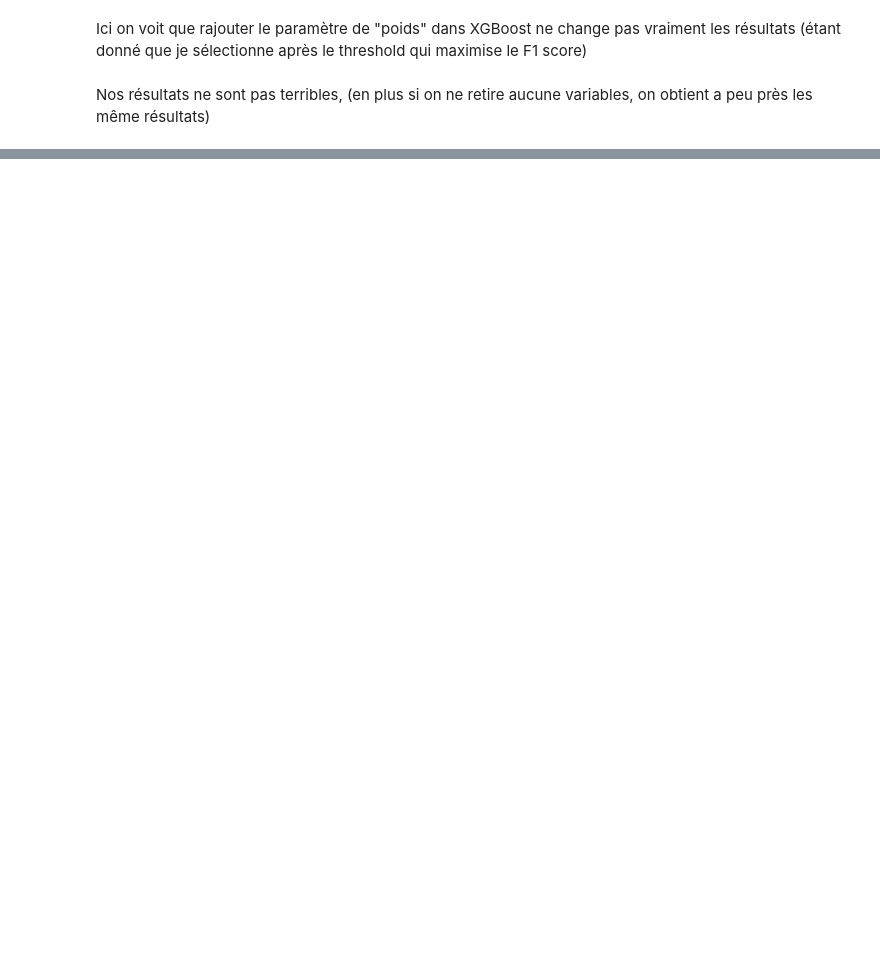
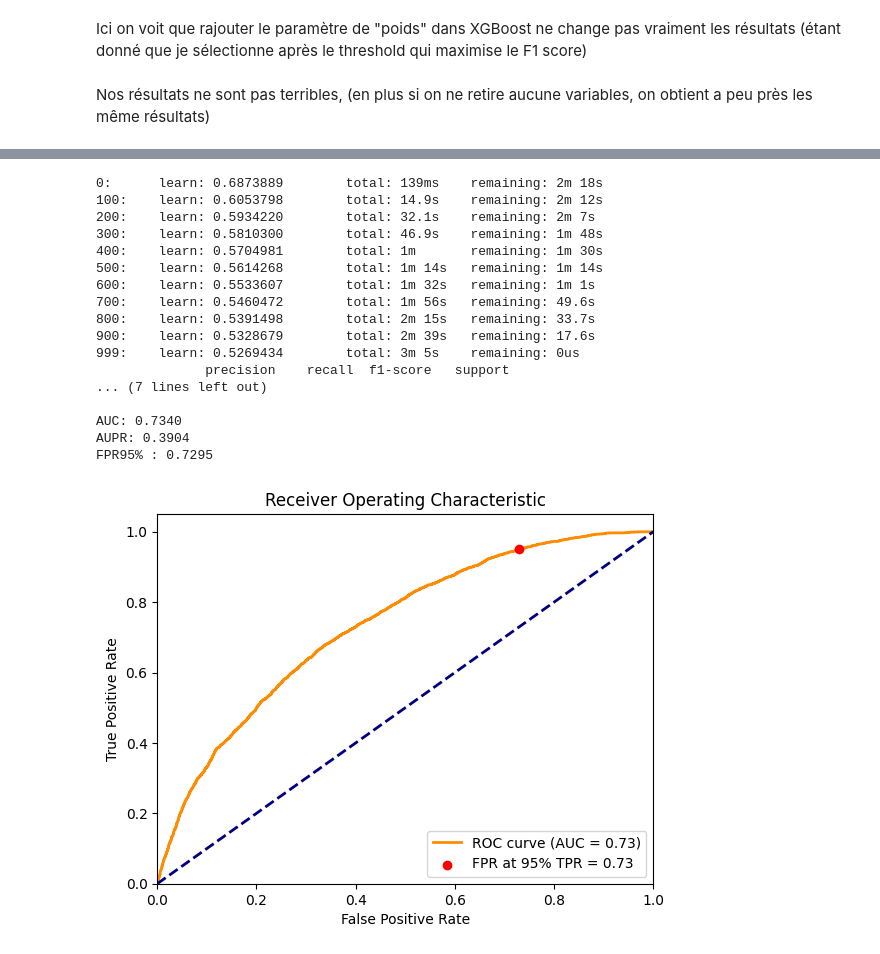
Before and after one commit to QMoayedpour/SGProject, a Jupyter notebook: ntbk/main.ipynb, the cells around one changed output, grey strips where cells are left out. Drawn from its saved outputs; the diff is of its cells as text; code cells hidden in the pictures; blank space fills up the shorter version.

```diff
--- a/ntbk/main.ipynb
+++ b/ntbk/main.ipynb
@@ -314,9 +332,0 @@ from autogluon.tabular  import TabularDataset, TabularPredictor
-# %%
-dft = df.copy()
-for col in types[0]:
-    dft[col] = dft[col].fillna(0)
-for col in types[2]:
-    dft[col] = dft[col].fillna(df[col].median())
-
-for col in types[3]:
-    dft[col] = dft[col].fillna(df[col].median())
@@ -379,0 +333,61 @@ KeyboardInterrupt:
+# %%
+from catboost import CatBoostClassifier
+
+dft = df.copy()
+for col in types[0]:
+    dft[col] = dft[col].fillna(0).astype(int)
+for col in types[2]:
+    dft[col] = dft[col].fillna(df[col].median())
+
+for col in types[3][:len(types[3])//2]:
+    dft[col] = dft[col].fillna(df[col].median()).astype(str)
+
+for col in types[3][len(types[3])//2:]:
+    dft[col] = dft[col].fillna("Unknown").astype(str)
+
+
+X = dft.drop(columns=['TARGET', 'COD_INSEE', 'COD_IRIS', 'ID']+types[-1])
+X = X.drop(to_drop, axis=1)
+y = df['TARGET']
+#X_encoded = pd.get_dummies(X, drop_first=True)
+cat_features = [col for col in X.columns if col in (types[1] + types[3])]
+
+
+X_train, X_test, y_train, y_test = train_test_split(X, y, test_size=0.2, stratify=y, random_state=42)
+
+
+model = CatBoostClassifier(
+    iterations=1000,
+    depth=6,
+    learning_rate=0.05,
+    loss_function='Logloss',
+    cat_features=cat_features,
+    l2_leaf_reg=5,
+    auto_class_weights='Balanced'
+)
+
+model.fit(X_train, y_train, cat_features=cat_features, verbose=100)
+
+y_pred = model.predict(X_test)
+y_pred_prob = model.predict_proba(X_test)[:, 1]
+
+_ = all_metrics(y_test, y_pred_prob, verbose=True)
+# %% [output]
+0:      learn: 0.6873889        total: 139ms    remaining: 2m 18s
+100:    learn: 0.6053798        total: 14.9s    remaining: 2m 12s
+200:    learn: 0.5934220        total: 32.1s    remaining: 2m 7s
+300:    learn: 0.5810300        total: 46.9s    remaining: 1m 48s
+400:    learn: 0.5704981        total: 1m       remaining: 1m 30s
+500:    learn: 0.5614268        total: 1m 14s   remaining: 1m 14s
+600:    learn: 0.5533607        total: 1m 32s   remaining: 1m 1s
+700:    learn: 0.5460472        total: 1m 56s   remaining: 49.6s
+800:    learn: 0.5391498        total: 2m 15s   remaining: 33.7s
+900:    learn: 0.5328679        total: 2m 39s   remaining: 17.6s
+999:    learn: 0.5269434        total: 3m 5s    remaining: 0us
+              precision    recall  f1-score   support
+... (7 lines left out)
+
+AUC: 0.7340
+AUPR: 0.3904
+FPR95% : 0.7295
+[figure, added]
```
Also changed, not shown: parts of 33 cells of this notebook, 1 other file.
